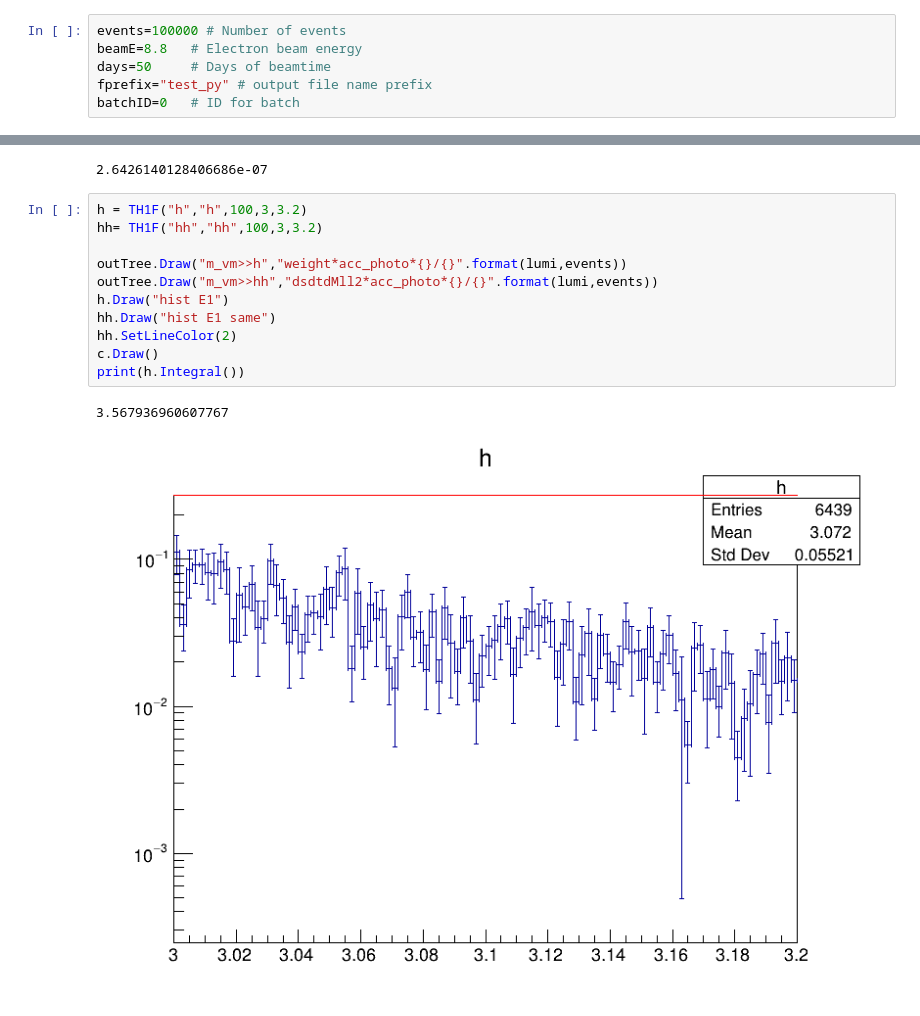
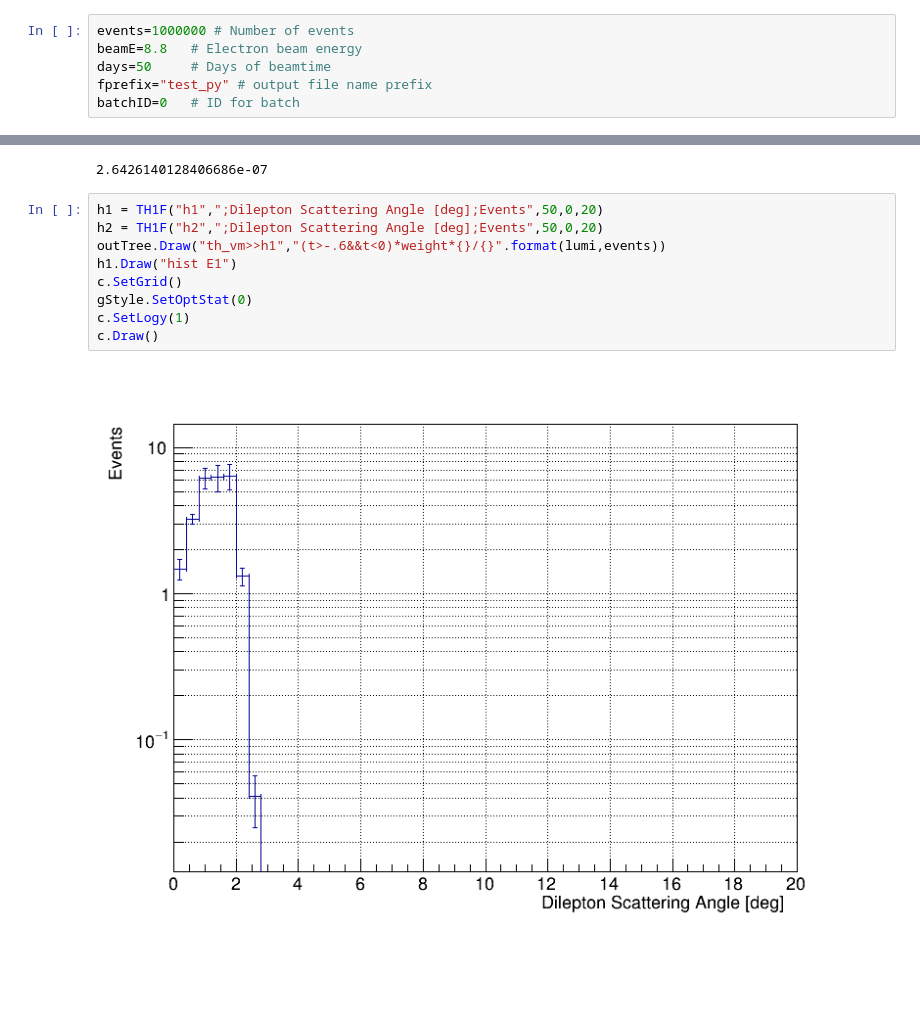
Before and after one commit to Gregtom3/fixedTargetBH, a Jupyter notebook: bhOffDEvtGen.ipynb, the cells around one changed output, grey strips where cells are left out. Saved outputs shown, nothing was run; the diff lists cells and outputs as text; blank space fills up the shorter version.

Commit message:
Plots

```diff
--- a/bhOffDEvtGen.ipynb
+++ b/bhOffDEvtGen.ipynb
@@ -19,7 +14,7 @@ Welcome to JupyROOT 6.22/06
 # %% [markdown]
 ## Event Parameters
 # %%
-events=100000 # Number of events
+events=1000000 # Number of events
 beamE=8.8   # Electron beam energy
 days=50     # Days of beamtime
 fprefix="test_py" # output file name prefix
@@ -558,19 +557,16 @@ get_dsigma_dt_dMll2(-1.5,8,3.1**2)
 # %% [output]
 2.6426140128406686e-07
 # %%
-h = TH1F("h","h",100,3,3.2)
-hh= TH1F("hh","hh",100,3,3.2)
-
-outTree.Draw("m_vm>>h","weight*acc_photo*{}/{}".format(lumi,events))
-outTree.Draw("m_vm>>hh","dsdtdMll2*acc_photo*{}/{}".format(lumi,events))
-h.Draw("hist E1")
-hh.Draw("hist E1 same")
-hh.SetLineColor(2)
+h1 = TH1F("h1",";Dilepton Scattering Angle [deg];Events",50,0,20)
+h2 = TH1F("h2",";Dilepton Scattering Angle [deg];Events",50,0,20)
+outTree.Draw("th_vm>>h1","(t>-.6&&t<0)*weight*{}/{}".format(lumi,events))
+h1.Draw("hist E1")
+c.SetGrid()
+gStyle.SetOptStat(0)
+c.SetLogy(1)
 c.Draw()
-print(h.Integral())
 # %% [output]
-3.567936960607767
-[figure, old version]
+[figure, new version]
 # %%
 outTree.Draw("cos(th_ePlus_CM*pi/180):(acc_ePlus>0&&acc_eMinus>0)","weight","colz")
 #outTree.Draw("th_ePlus_CM","weight")
```
Also changed, not shown: parts of 26 cells of this notebook.
